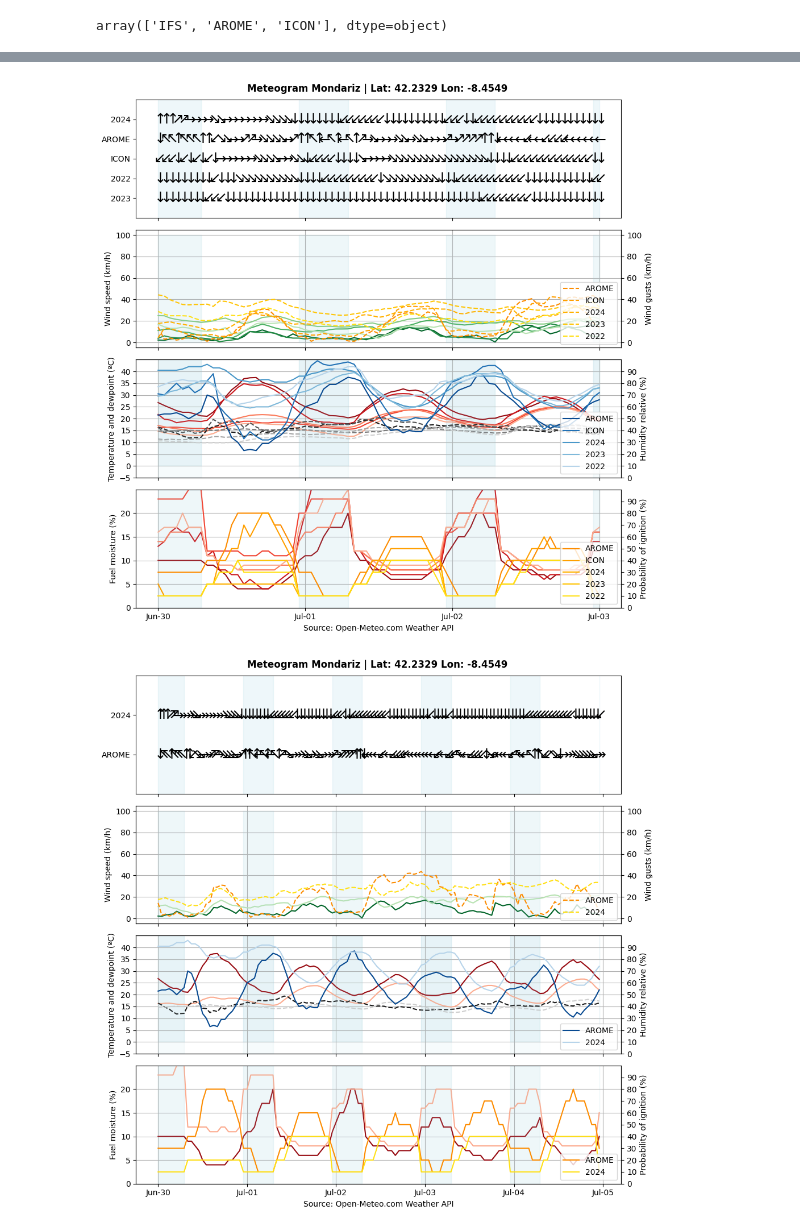
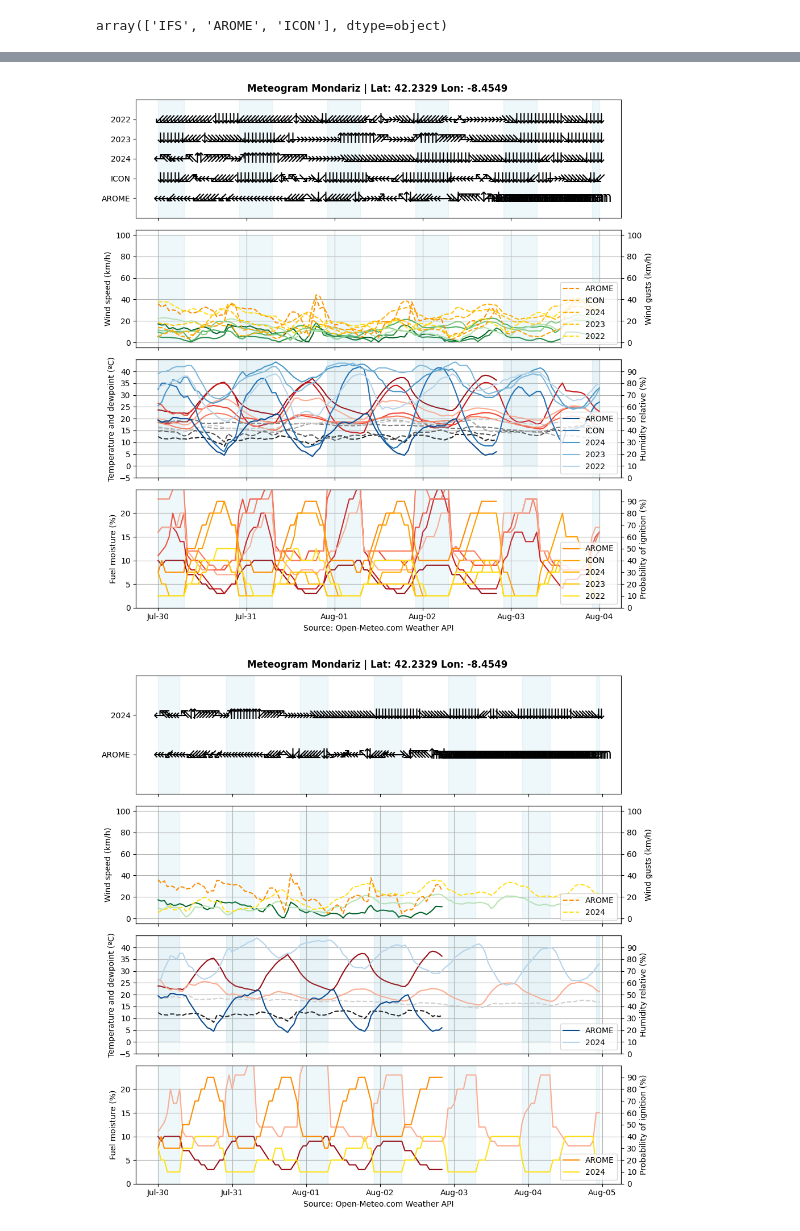
Before and after one commit to vrieraj/open-meteograms, a Jupyter notebook: example_use.ipynb, the cells around one changed output, grey strips where cells are left out. Saved outputs shown, nothing was run; the diff lists cells and outputs as text; code cells hidden in the pictures.

```diff
--- a/example_use.ipynb
+++ b/example_use.ipynb
@@ -31,5 +31,5 @@ location.__dict__
 # %%
-fechas = ['2025-06-30', '2025-07-04']
+fechas = ['2025-07-30', '2025-08-04']
 modelos = ['IFS','AROME']
 
 mondariz_meteo = MeteoSfc(location, fechas)
@@ -73,9 +73,9 @@ mondariz_meteo.datos
 # %%
-fig = mondariz_meteo.meteoplot( fechas= ['2025-06-30','2025-07-03'], models=['2023','2022','ICON', 'AROME','2024'])
+fig = mondariz_meteo.meteoplot( fechas= ['2025-07-30','2025-08-04'], models=['ICON', 'AROME', '2022', '2023','2024'])
 # %% [output]
-[figure, old version]
+[figure, new version]
 # %%
-fig = mondariz_meteo.meteoplot( fechas= ['2025-06-30','2025-07-05'], models=['AROME','2024'])
+fig = mondariz_meteo.meteoplot( fechas= ['2025-07-30','2025-08-05'], models=['AROME','2024'])
 # %% [output]
-[figure, old version]
+[figure, new version]
 # %%
```
Also changed, not shown: parts of 4 cells of this notebook, 1 other file.
